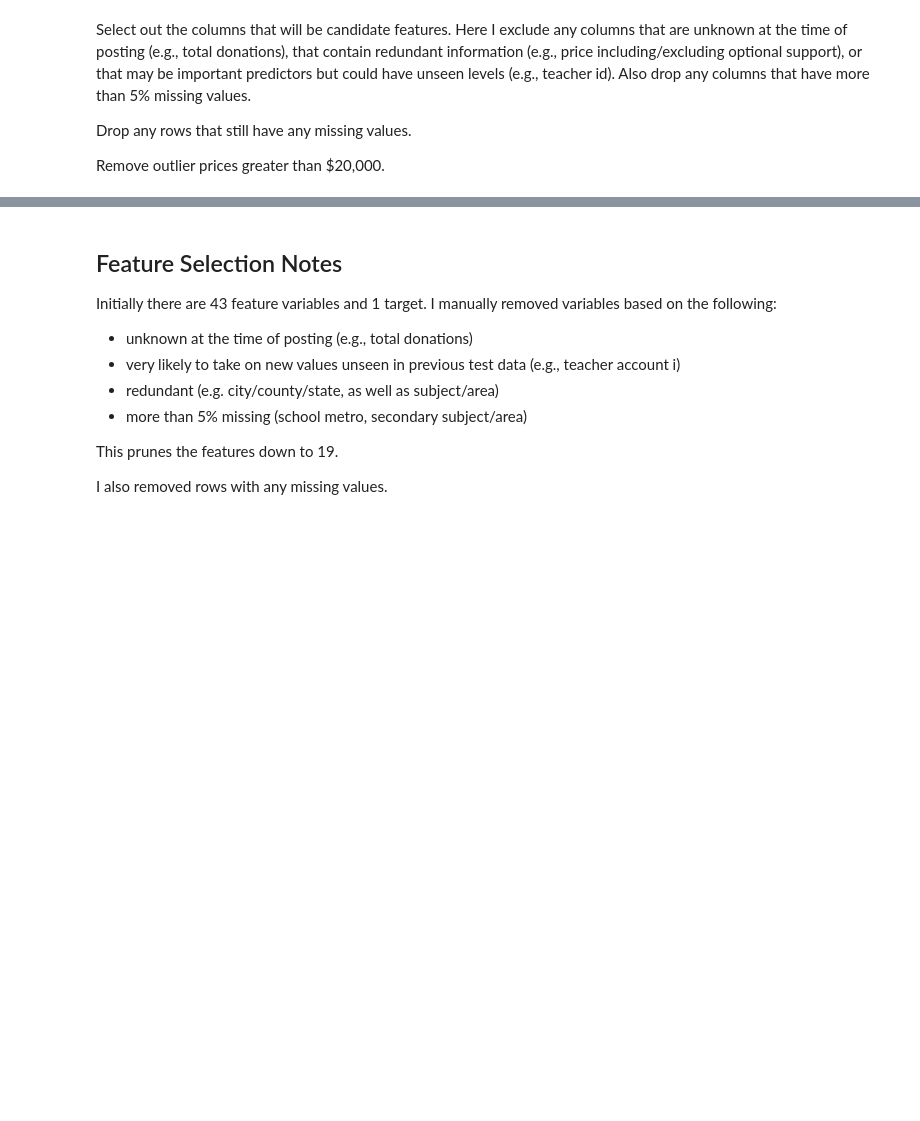
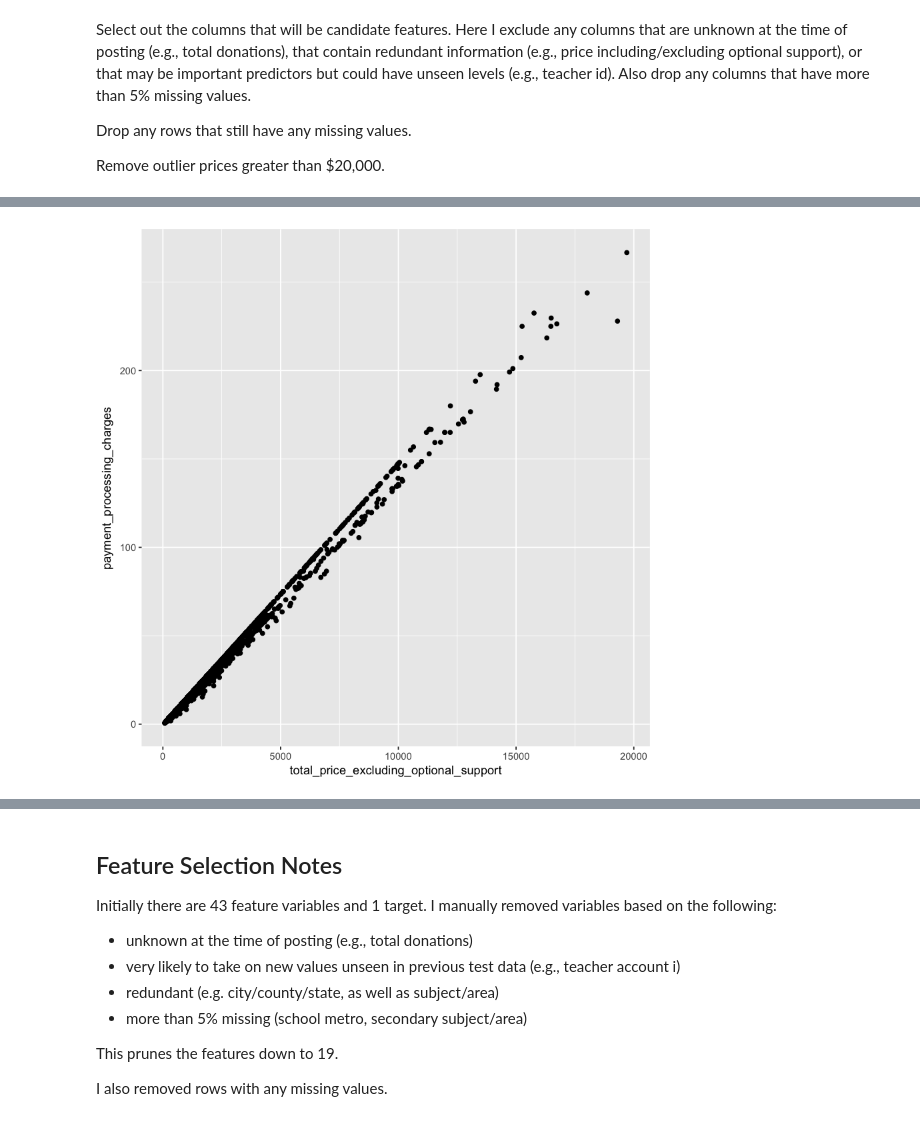
Before and after one commit to mattcbowers/oddscheck, a Jupyter notebook: notebooks/explore_projects_features.ipynb, the cells around one changed output, grey strips where cells are left out. Saved outputs shown, nothing was run; the diff lists cells and outputs as text; code cells hidden in the pictures; blank space fills up the shorter version.

```diff
--- a/notebooks/explore_projects_features.ipynb
+++ b/notebooks/explore_projects_features.ipynb
@@ -100,0 +98,6 @@ dim(projects_trim)
+# %%
+projects_trim  %>%
+  ggplot(aes(total_price_excluding_optional_support, payment_processing_charges)) +
+  geom_point()
+# %% [output]
+[figure, added]
```
Also changed, not shown: parts of 8 cells of this notebook, 1 other file.
